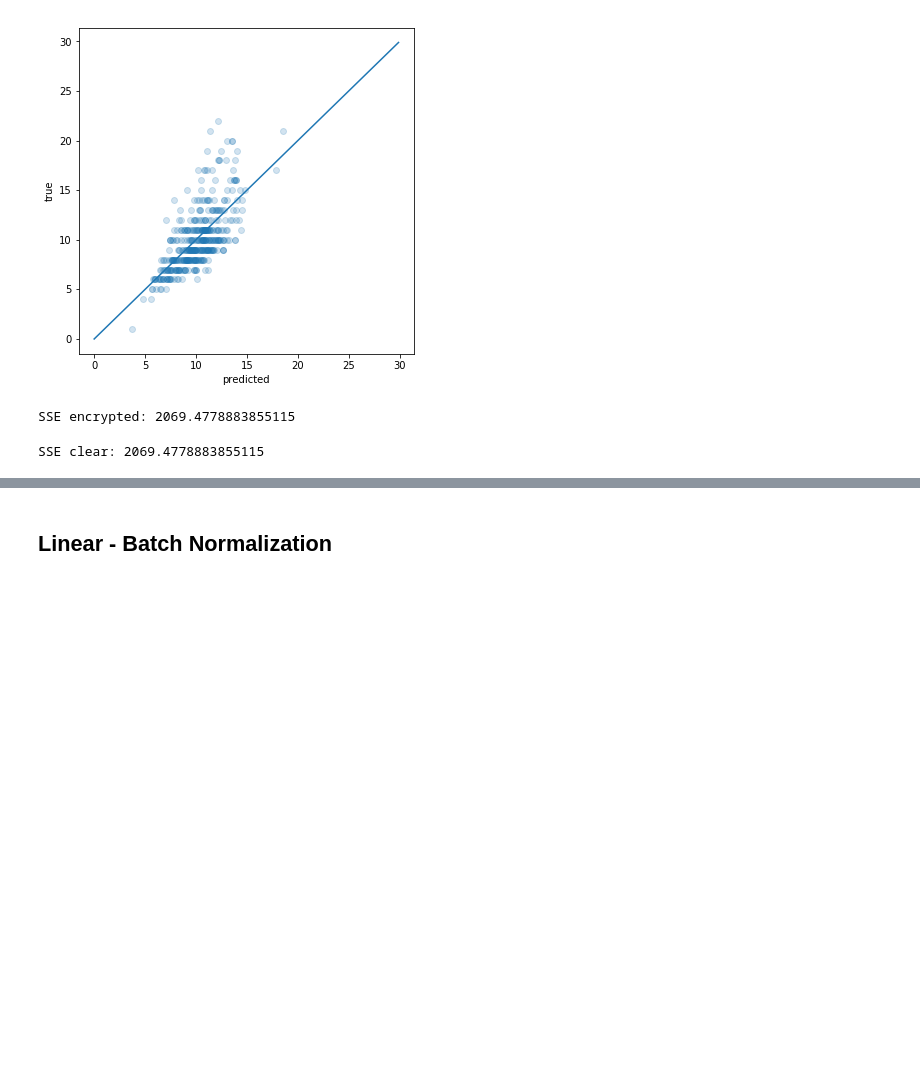
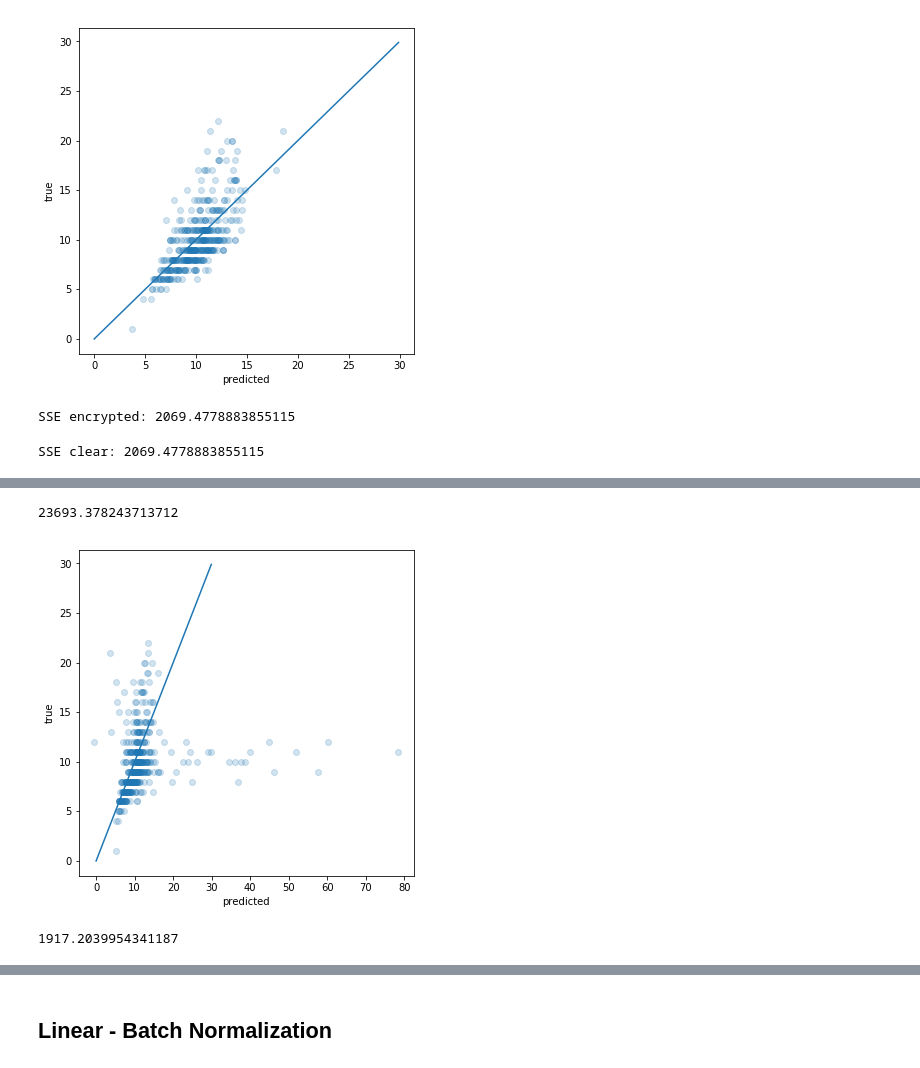
Before and after one commit to SimonMcDonnell/Dissertation, a Jupyter notebook: Abalone/encrypted_abalone.ipynb, the cells around one changed output, grey strips where cells are left out. Saved outputs shown, nothing was run; the diff lists cells and outputs as text; code cells hidden in the pictures; blank space fills up the shorter version.

```diff
--- a/Abalone/encrypted_abalone.ipynb
+++ b/Abalone/encrypted_abalone.ipynb
@@ -74,0 +79,20 @@ SSE clear: 2069.4778883855115
+# %%
+w1, b1, w2, b2 = sig_weights
+# %%
+X_test_enc = EA(X_test.values, True)
+w1_enc = EA(w1)
+b1_enc = EA(b1.reshape(1, -1))
+w2_enc = EA(w2)
+b2_enc = EA(b2.reshape(1, -1))
+# %%
+layer1_enc = X_test_enc.dot(w1_enc) + b1_enc
+layer1_sig = layer1_enc.activate_sigmoid()
+pred_enc = layer1_sig.dot(w2_enc) + b2_enc
+# %%
+sum_squared_error(pred_enc.values().reshape(-1,), y_test)
+# %% [output]
+23693.378243713712
+# %%
+plot_predictions(pred_enc.values().flatten(), y_test)
+# %% [output]
+[figure, added]
@@ -74,0 +103,4 @@ SSE clear: 2069.4778883855115
+# %%
+sum_squared_error(pred.flatten(), y_test)
+# %% [output]
+1917.2039954341187
```
Also changed, not shown: parts of 27 cells of this notebook, 3 other files.
